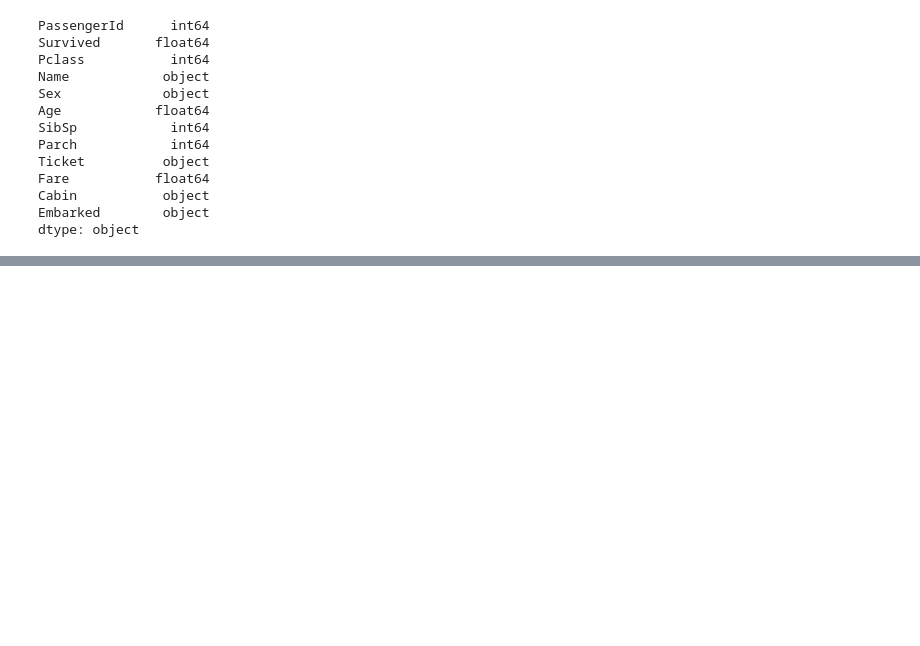
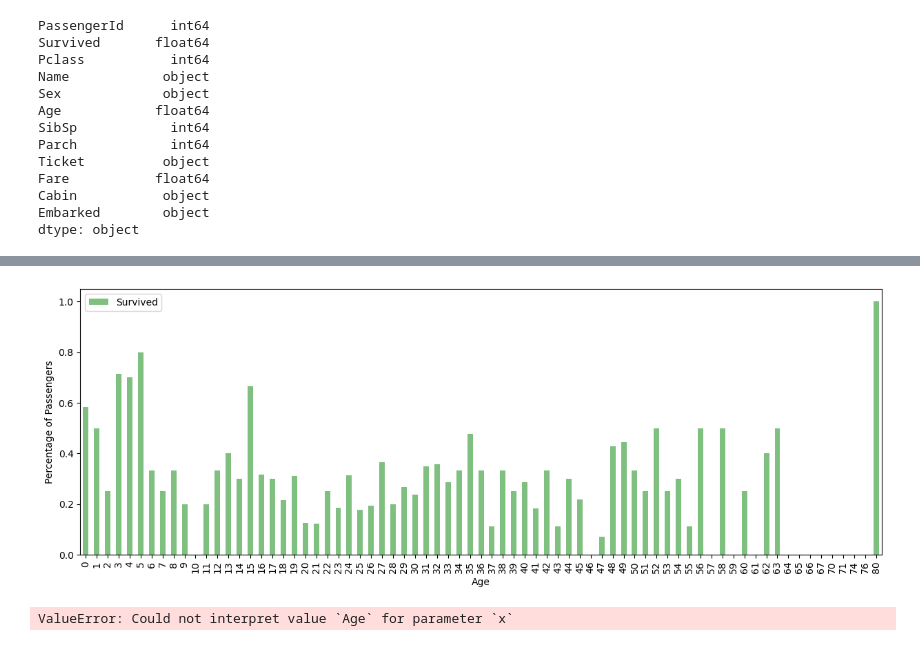
Before and after one commit to renaudjmathieu/Kaggle, a Jupyter notebook: Titanic - Machine Learning from Disaster/notebook.ipynb, the cells around one changed output, grey strips where cells are left out. Saved outputs shown, nothing was run; the diff lists cells and outputs as text; code cells hidden in the pictures; blank space fills up the shorter version.

```diff
--- a/Titanic - Machine Learning from Disaster/notebook.ipynb
+++ b/Titanic - Machine Learning from Disaster/notebook.ipynb
@@ -68,0 +77,50 @@ g = sns.heatmap(train[["Survived","Pclass","Age","SibSp","Parch","Fare", "Sex"]]
+# %%
+#replace missing values in age with median age
+df['Age'].fillna(df['Age'].median(), inplace=True)
+
+#convert column age to int
+df['Age'] = df['Age'].astype(int)
+# %%
+#make a percentage stacked bar chart of survival by age
+survived = df[df['Survived']==1]['Age'].value_counts()
+all = df['Age'].value_counts()
+survived = survived.sort_index()
+all = all.sort_index()
+survived = survived.divide(all)
+survived.plot(kind='bar', stacked=True, color='green', alpha=0.5)
+plt.legend(['Survived'])
+plt.xlabel('Age')
+plt.ylabel('Percentage of Passengers')
+
+
+#make chart larger
+plt.rcParams['figure.figsize'] = [15, 5]
+
+plt.show()
+# %% [output]
+[figure, added]
+# %%
+# set the figure size
+plt.figure(figsize=(14, 14))
+
+# from raw value to percentage
+total = df.groupby('Age').sum().reset_index()
+Survived = df[df.Survived=='Yes'].groupby('Age').sum().reset_index()
+Survived['total_bill'] = [i / j * 100 for i,j in zip(smoker['total_bill'], total['total_bill'])]
+total['total_bill'] = [i / j * 100 for i,j in zip(total['total_bill'], total['total_bill'])]
+
+# bar chart 1 -> top bars (group of 'smoker=No')
+bar1 = sns.barplot(x="day",  y="total_bill", data=total, color='darkblue')
+
+# bar chart 2 -> bottom bars (group of 'smoker=Yes')
+bar2 = sns.barplot(x="day", y="total_bill", data=smoker, color='lightblue')
+
+# add legend
+top_bar = mpatches.Patch(color='darkblue', label='smoker = No')
+bottom_bar = mpatches.Patch(color='lightblue', label='smoker = Yes')
+plt.legend(handles=[top_bar, bottom_bar])
+
+# show the graph
+plt.show()
+# %% [output]
+ValueError: Could not interpret value `Age` for parameter `x`
```
Also changed, not shown: parts of 8 cells of this notebook, 1 other file.
